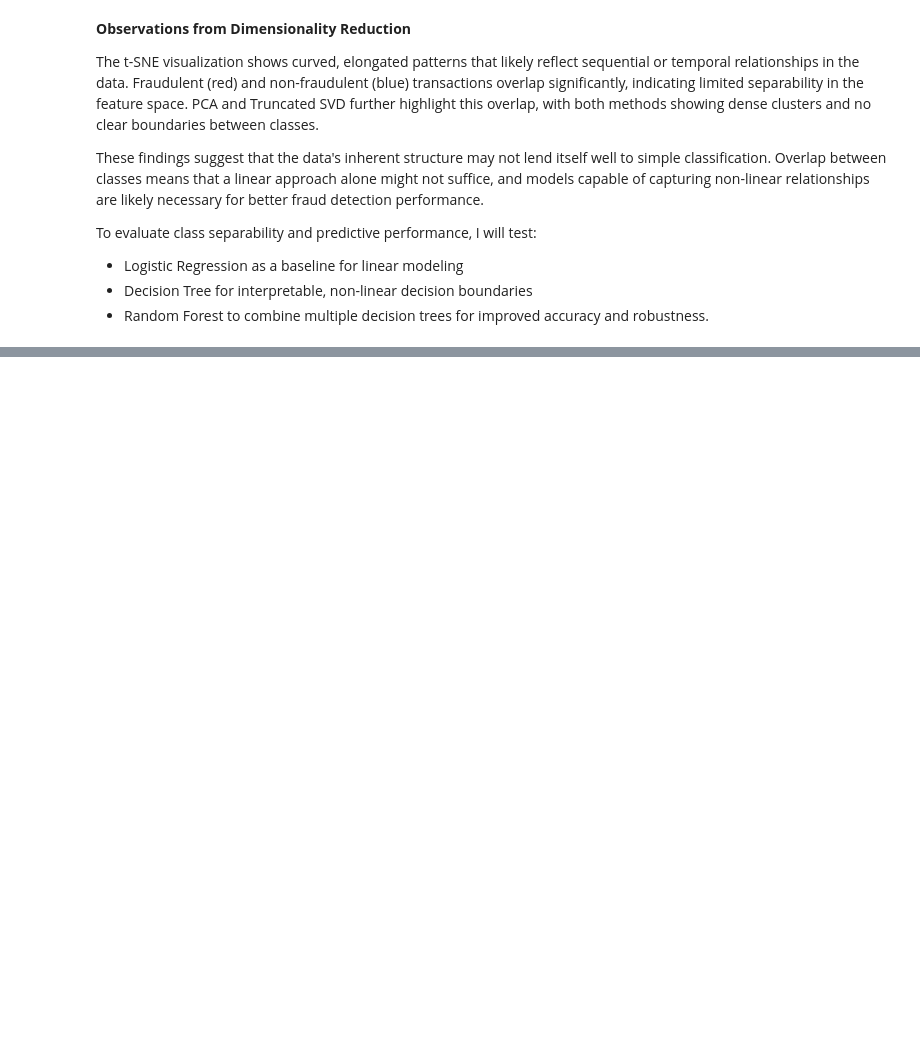
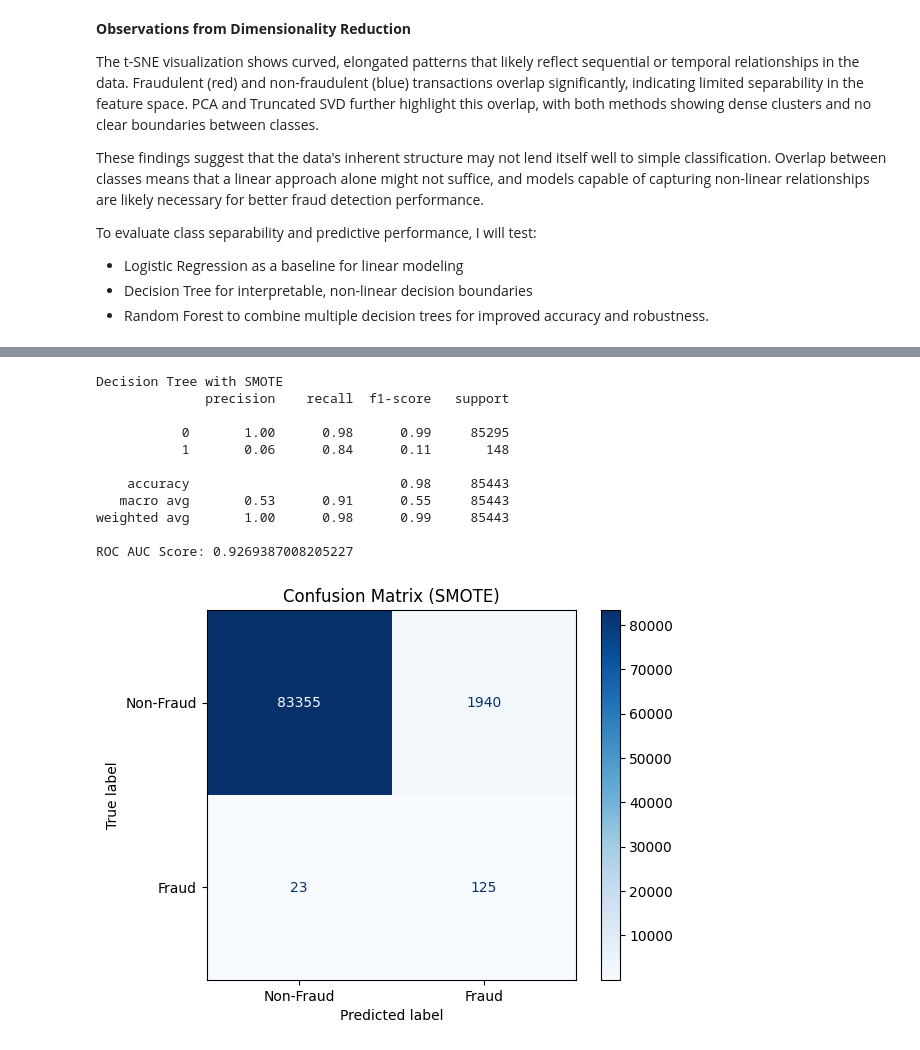
Before and after one commit to mattj2606/credit-card-fraud-detection, a Jupyter notebook: Fraud_Notebook.ipynb, the cells around one changed output, grey strips where cells are left out. Saved outputs shown, nothing was run; the diff lists cells and outputs as text; code cells hidden in the pictures; blank space fills up the shorter version.

```diff
--- a/WIP.ipynb
+++ b/Fraud_Notebook.ipynb
@@ -701,0 +907,42 @@ To evaluate class separability and predictive performance, I will test:
+# %%
+# Train Decision Tree Classifier (SMOTE)
+dt_smote = DecisionTreeClassifier(random_state=42, max_depth=5)
+dt_smote.fit(X_train_smote, y_train_smote)
+
+# Predictions and Evaluation
+y_pred_smote_dt = dt_smote.predict(X_test)
+y_pred_prob_smote_dt = dt_smote.predict_proba(X_test)[:, 1]
+
+# Print Metrics
+print("\nDecision Tree with SMOTE")
+print(classification_report(y_test, y_pred_smote_dt))
+print("ROC AUC Score:", roc_auc_score(y_test, y_pred_prob_smote_dt))
+
+# Plot Confusion Matrix
+ConfusionMatrixDisplay.from_estimator(dt_smote, X_test, y_test, cmap='Blues', display_labels=['Non-Fraud', 'Fraud'])
+plt.title("Confusion Matrix (SMOTE)")
+plt.show()
+
+# Plot ROC Curve
+fpr_smote_dt, tpr_smote_dt, _ = roc_curve(y_test, y_pred_prob_smote_dt)
+plt.figure(figsize=(8, 6))
+plt.plot(fpr_smote_dt, tpr_smote_dt, label="ROC Curve (AUC = {:.2f})".format(roc_auc_score(y_test, y_pred_prob_smote_dt)))
+plt.plot([0, 1], [0, 1], 'k--', label="Random Classifier")
+plt.title("ROC Curve (SMOTE)")
+plt.xlabel("False Positive Rate")
+plt.ylabel("True Positive Rate")
+plt.legend()
+plt.show()
+# %% [output]
+Decision Tree with SMOTE
+              precision    recall  f1-score   support
+
+           0       1.00      0.98      0.99     85295
+           1       0.06      0.84      0.11       148
+
+    accuracy                           0.98     85443
+   macro avg       0.53      0.91      0.55     85443
+weighted avg       1.00      0.98      0.99     85443
+
+ROC AUC Score: 0.9269387008205227
+[figure, added]
```
Also changed, not shown: parts of 20 cells of this notebook, 5 other files.
